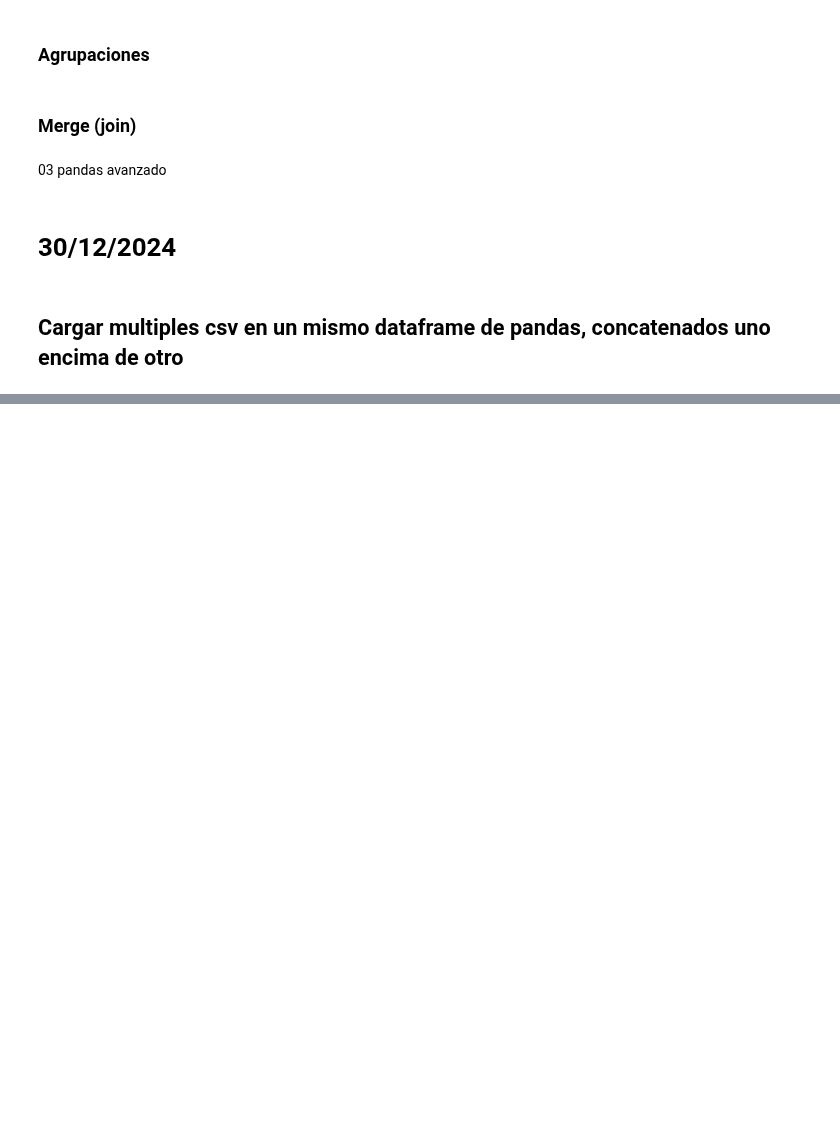
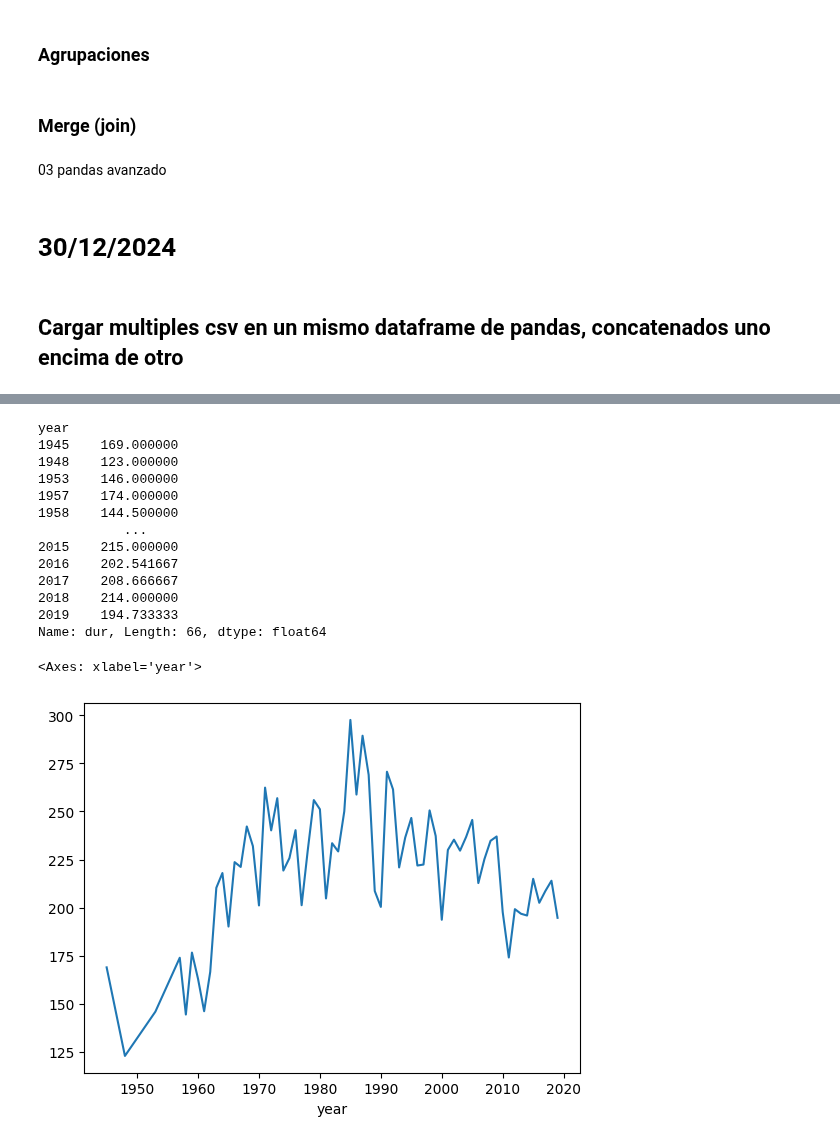
Before and after one commit to ceciorosco/Cecilia-Repositorio, a Jupyter notebook: Modulo_3/ejercicios_modulo_3.ipynb, the cells around one changed output, grey strips where cells are left out. Cells and saved outputs as stored; diff of their text form; code cells hidden in the pictures; blank space fills up the shorter version.

```diff
--- a/Modulo_3/ejercicios_modulo_3.ipynb
+++ b/Modulo_3/ejercicios_modulo_3.ipynb
@@ -529,3 +477,3 @@ df.drop_duplicates(inplace= True)   #inplace= True es para que lo haga sobre el
 # %%
 #borra columna number:
-df.drop(columns="Number")
+df.drop("Number", axis=1, inplace=True)
@@ -531,0 +482,4 @@ df.drop(columns="Number")
+# %%
+# ordenar por año ascendente
+df.sort_values("year", inplace=True)
+df.reset_index(drop=True, inplace=True)
@@ -531,0 +514,3 @@ df.drop(columns="Number")
+# %%
+# crear columna decada a partir del año
+df["decade"] = (df["year"]//10)*10
@@ -531,0 +524,5 @@ df.drop(columns="Number")
+# %%
+# mover la columna decade, antes o despues de la columna year
+position = df.columns.get_loc("year") #obtiene la posicion de la columna decade
+serie_decade = df.pop("decade") # saca la columna decade con pop
+df.insert(position, "decade", serie_decade)     #inserta la columna decade en la posicion obtenida
@@ -531,0 +552,20 @@ df.drop(columns="Number")
+# %%
+# Mostrar duracion media de las canciones por año y mostrarlo en un plot
+print(df.groupby("year")["dur"].mean())
+df.groupby("year")["dur"].mean().plot()
+# %% [output]
+year
+1945    169.000000
+1948    123.000000
+1953    146.000000
+1957    174.000000
+1958    144.500000
+           ...
+2015    215.000000
+2016    202.541667
+2017    208.666667
+2018    214.000000
+2019    194.733333
+Name: dur, Length: 66, dtype: float64
+<Axes: xlabel='year'>
+[figure, added]
```
Also changed, not shown: parts of 25 cells of this notebook.
